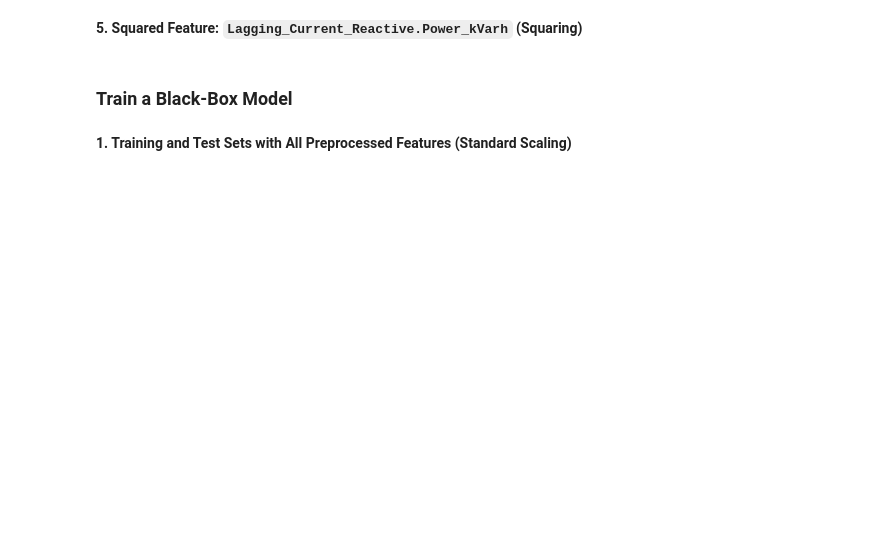
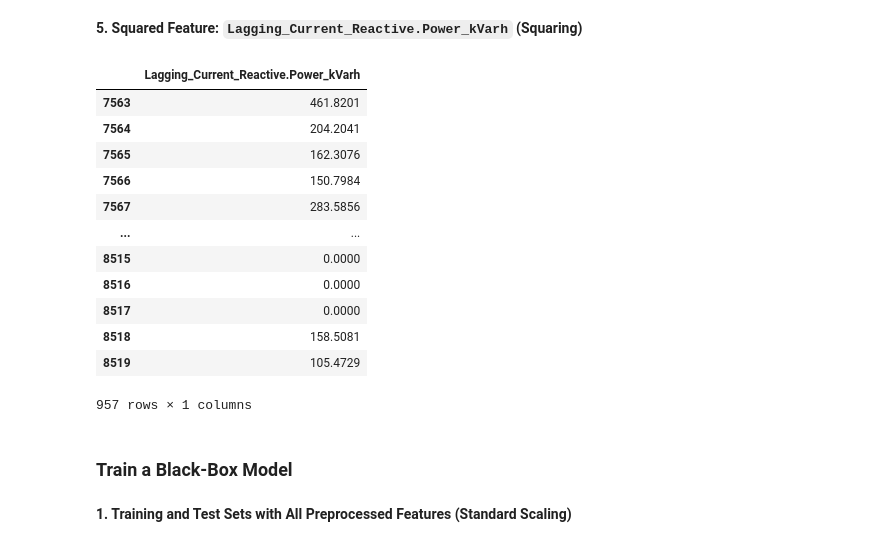
Before and after one commit to Natanon-k/229352-Statistical-Learning-for-Data-Science-2, a Jupyter notebook: lab02_data_preprocessing.ipynb, the cells around one changed output. Saved outputs shown, nothing was run; the diff lists cells and outputs as text; code cells hidden in the pictures; blank space fills up the shorter version.

```diff
--- a/lab02_data_preprocessing.ipynb
+++ b/lab02_data_preprocessing.ipynb
@@ -176,7 +213,25 @@ cyc_col_demo = 'hour'
 # %%
 sq_col_demo = 'Lagging_Current_Reactive.Power_kVarh'
 
 ## Write your code here
+X_train_sq = X_train[['Lagging_Current_Reactive.Power_kVarh']] ** 2
+X_test_sq = X_test[['Lagging_Current_Reactive.Power_kVarh']] ** 2
+
+X_train_sq
+# %% [output]
+|  | Lagging_Current_Reactive.Power_kVarh |
+| 7563 | 461.8201 |
+| 7564 | 204.2041 |
+| 7565 | 162.3076 |
+| 7566 | 150.7984 |
+| 7567 | 283.5856 |
+| ... | ... |
+| 8515 | 0.0000 |
+| 8516 | 0.0000 |
+| 8517 | 0.0000 |
+| 8518 | 158.5081 |
+| 8519 | 105.4729 |
+957 rows × 1 columns
 # %% [markdown]
 ### Train a Black-Box Model
 # %% [markdown]
```
Also changed, not shown: parts of 7 cells of this notebook.
